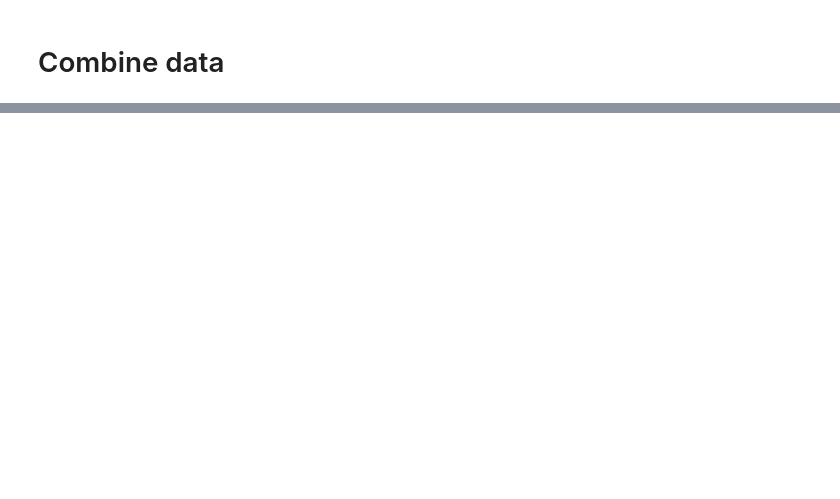
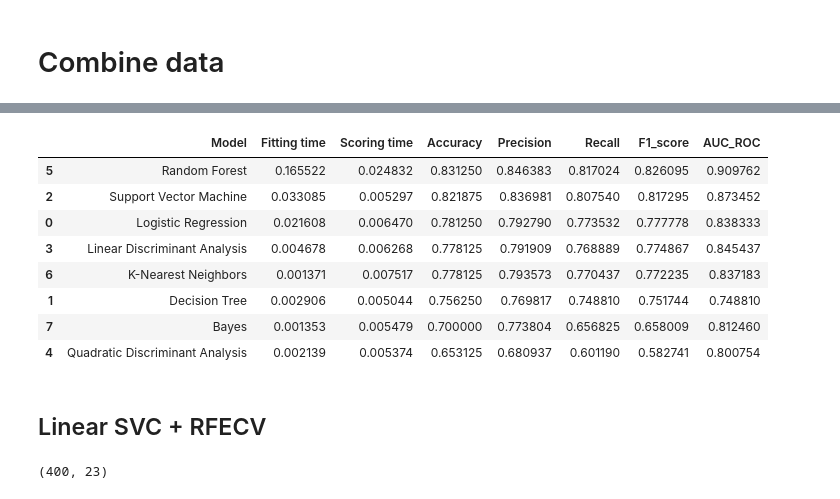
Before and after one commit to kevinhartyanyi/machine-learning-msc, a Jupyter notebook: project.ipynb, the cells around one changed output, grey strips where cells are left out. Saved outputs shown, nothing was run; the diff lists cells and outputs as text; code cells hidden in the pictures; blank space fills up the shorter version.

```diff
--- a/project.ipynb
+++ b/project.ipynb
@@ -493,0 +868,2 @@ NameError: name 'df_train_encode' is not defined
+# %%
+X_train, X_test, y_train, y_test = train_test_split(X_svc,y,test_size=test_size)
@@ -493,0 +954,60 @@ NameError: name 'df_train_encode' is not defined
+# %%
+KNN = KNeighborsClassifier()
+
+scoring = ['accuracy', 'precision_macro', 'recall_macro' , 'f1_weighted', 'roc_auc']
+scores = cross_validate(KNN, X_train, y_train, scoring=scoring, cv=20)
+
+sorted(scores.keys())
+KNN_fit_time = scores['fit_time'].mean()
+KNN_score_time = scores['score_time'].mean()
+KNN_accuracy = scores['test_accuracy'].mean()
+KNN_precision = scores['test_precision_macro'].mean()
+KNN_recall = scores['test_recall_macro'].mean()
+KNN_f1 = scores['test_f1_weighted'].mean()
+KNN_roc = scores['test_roc_auc'].mean()
+# %%
+bayes = GaussianNB()
+
+scoring = ['accuracy', 'precision_macro', 'recall_macro' , 'f1_weighted', 'roc_auc']
+scores = cross_validate(bayes, X_train, y_train, scoring=scoring, cv=20)
+
+sorted(scores.keys())
+bayes_fit_time = scores['fit_time'].mean()
+bayes_score_time = scores['score_time'].mean()
+bayes_accuracy = scores['test_accuracy'].mean()
+bayes_precision = scores['test_precision_macro'].mean()
+bayes_recall = scores['test_recall_macro'].mean()
+bayes_f1 = scores['test_f1_weighted'].mean()
+bayes_roc = scores['test_roc_auc'].mean()
+# %%
+models_sfm = pd.DataFrame({
+    'Model'       : ['Logistic Regression', 'Decision Tree', 'Support Vector Machine', 'Linear Discriminant Analysis', 'Quadratic Discriminant Analysis', 'Random Forest', 'K-Nearest Neighbors', 'Bayes'],
+    'Fitting time': [LR_fit_time, dtree_fit_time, SVM_fit_time, LDA_fit_time, QDA_fit_time, forest_fit_time, KNN_fit_time, bayes_fit_time],
+    'Scoring time': [LR_score_time, dtree_score_time, SVM_score_time, LDA_score_time, QDA_score_time, forest_score_time, KNN_score_time, bayes_score_time],
+    'Accuracy'    : [LR_accuracy, dtree_accuracy, SVM_accuracy, LDA_accuracy, QDA_accuracy, forest_accuracy, KNN_accuracy, bayes_accuracy],
+    'Precision'   : [LR_precision, dtree_precision, SVM_precision, LDA_precision, QDA_precision, forest_precision, KNN_precision, bayes_precision],
+    'Recall'      : [LR_recall, dtree_recall, SVM_recall, LDA_recall, QDA_recall, forest_recall, KNN_recall, bayes_recall],
+    'F1_score'    : [LR_f1, dtree_f1, SVM_f1, LDA_f1, QDA_f1, forest_f1, KNN_f1, bayes_f1],
+    'AUC_ROC'     : [LR_roc, dtree_roc, SVM_roc, LDA_roc, QDA_roc, forest_roc, KNN_roc, bayes_roc],
+    }, columns = ['Model', 'Fitting time', 'Scoring time', 'Accuracy', 'Precision', 'Recall', 'F1_score', 'AUC_ROC'])
+
+models_sfm.sort_values(by='Accuracy', ascending=False)
+# %% [output]
+|  | Model | Fitting time | Scoring time | Accuracy | Precision | Recall | F1_score | AUC_ROC |
+| 5 | Random Forest | 0.165522 | 0.024832 | 0.831250 | 0.846383 | 0.817024 | 0.826095 | 0.909762 |
+| 2 | Support Vector Machine | 0.033085 | 0.005297 | 0.821875 | 0.836981 | 0.807540 | 0.817295 | 0.873452 |
+| 0 | Logistic Regression | 0.021608 | 0.006470 | 0.781250 | 0.792790 | 0.773532 | 0.777778 | 0.838333 |
+| 3 | Linear Discriminant Analysis | 0.004678 | 0.006268 | 0.778125 | 0.791909 | 0.768889 | 0.774867 | 0.845437 |
+| 6 | K-Nearest Neighbors | 0.001371 | 0.007517 | 0.778125 | 0.793573 | 0.770437 | 0.772235 | 0.837183 |
+| 1 | Decision Tree | 0.002906 | 0.005044 | 0.756250 | 0.769817 | 0.748810 | 0.751744 | 0.748810 |
+| 7 | Bayes | 0.001353 | 0.005479 | 0.700000 | 0.773804 | 0.656825 | 0.658009 | 0.812460 |
+| 4 | Quadratic Discriminant Analysis | 0.002139 | 0.005374 | 0.653125 | 0.680937 | 0.601190 | 0.582741 | 0.800754 |
+# %% [markdown]
+## Linear SVC + RFECV
+# %%
+lsvc = LinearSVC(C=0.05, penalty="l1", dual=False)
+model = RFECV(estimator=lsvc, step=1, cv=20).fit(X,y)
+X_rfecv = model.transform(X)
+X_rfecv.shape #reduction from 30
+# %% [output]
+(400, 23)
```
Also changed, not shown: parts of 80 cells of this notebook.
